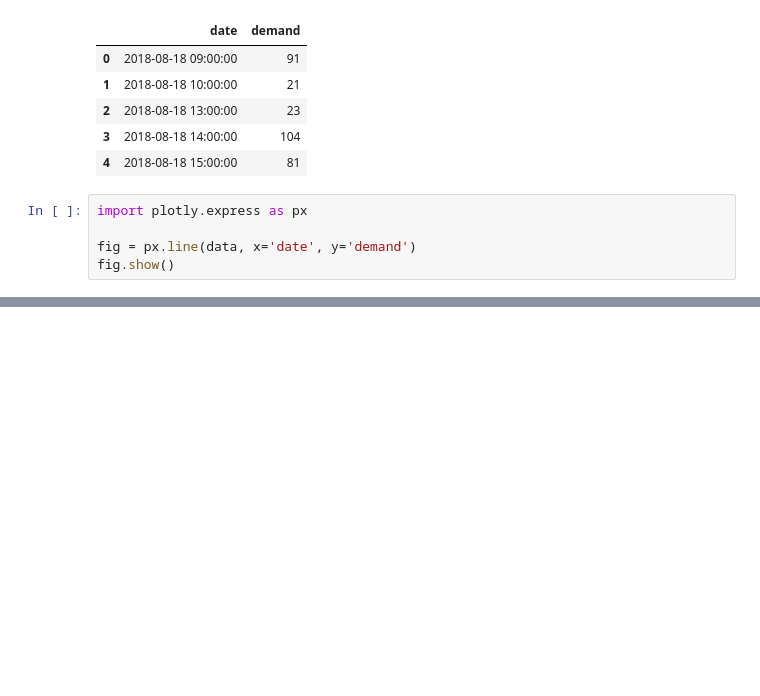
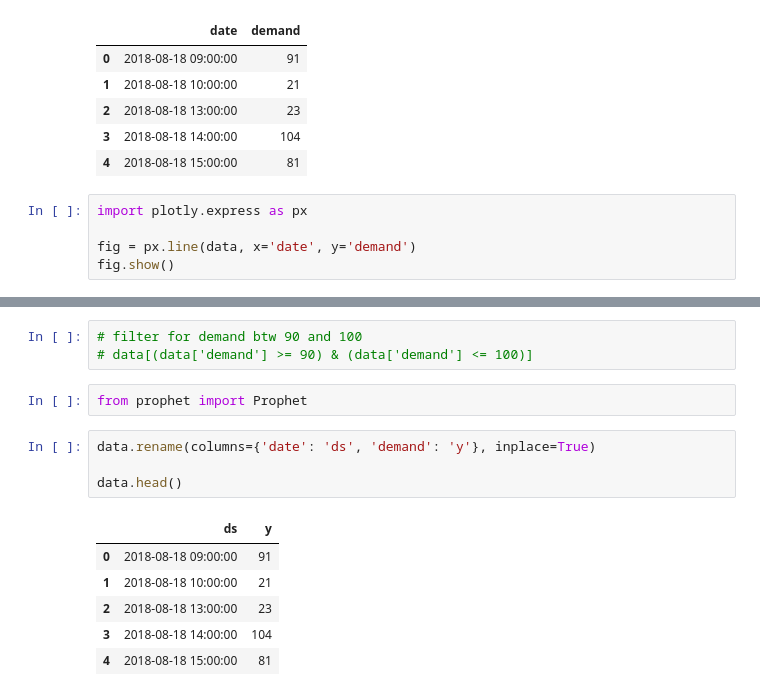
Before and after one commit to alliwene/time-series-prophet, a Jupyter notebook: jobathon.ipynb, the cells around one changed output, grey strips where cells are left out. Cells and saved outputs as stored; diff of their text form; blank space fills up the shorter version.

```diff
--- a/jobathon.ipynb
+++ b/jobathon.ipynb
@@ -62,0 +68,16 @@ Name: date, Length: 18247, dtype: datetime64[ns]
+# %%
+# filter for demand btw 90 and 100
+# data[(data['demand'] >= 90) & (data['demand'] <= 100)]
+# %%
+from prophet import Prophet
+# %%
+data.rename(columns={'date': 'ds', 'demand': 'y'}, inplace=True)
+
+data.head()
+# %% [output]
+|  | ds | y |
+| 0 | 2018-08-18 09:00:00 | 91 |
+| 1 | 2018-08-18 10:00:00 | 21 |
+| 2 | 2018-08-18 13:00:00 | 23 |
+| 3 | 2018-08-18 14:00:00 | 104 |
+| 4 | 2018-08-18 15:00:00 | 81 |
```
Also changed, not shown: parts of 18 cells of this notebook.
